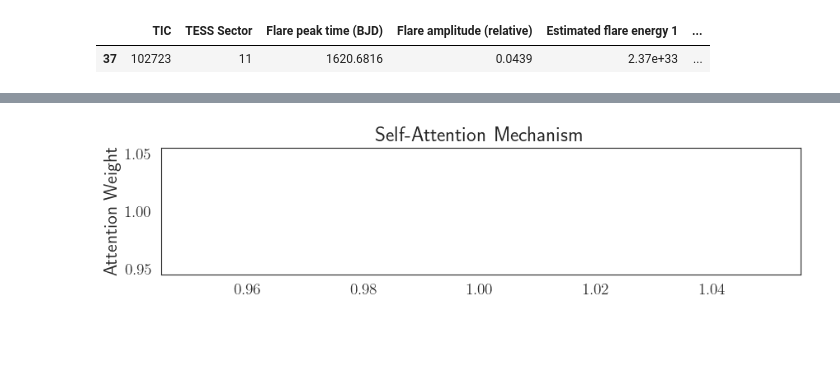
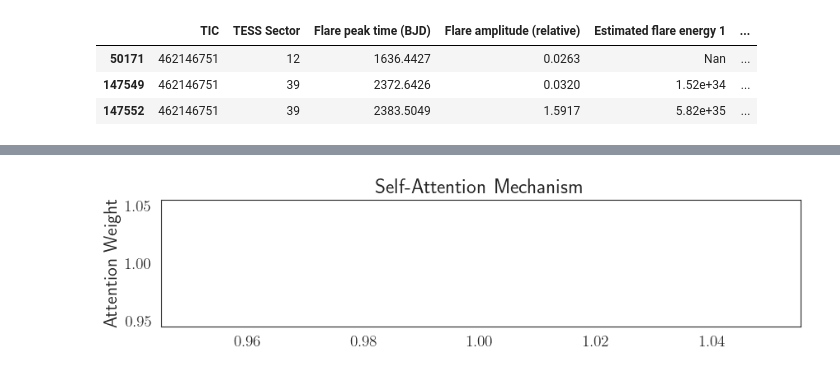
Before and after one commit to bellalongo/starlet, a Jupyter notebook: early_testing/thesis_plots.ipynb, the cells around one changed output, grey strips where cells are left out. Saved outputs shown, nothing was run; the diff lists cells and outputs as text; code cells hidden in the pictures; blank space fills up the shorter version.

```diff
--- a/early_testing/thesis_plots.ipynb
+++ b/early_testing/thesis_plots.ipynb
@@ -29,11 +29,13 @@ flare_df = df[df['Number of fitted flare profiles'] >= 2.0] # FLARES
 
 no_flare_df = df[df['Number of fitted flare profiles'] < 2.0] # NOT FLARES
 # %%
-curr_row = flare_df[flare_df['TIC'] == 102723]
+curr_row = flare_df[flare_df['TIC'] == 462146751]
 curr_row
 # %% [output]
 |  | TIC | TESS Sector | Flare peak time (BJD) | Flare amplitude (relative) | Estimated flare energy 1 | ... |
-| 37 | 102723 | 11 | 1620.6816 | 0.0439 | 2.37e+33 | ... |
+| 50171 | 462146751 | 12 | 1636.4427 | 0.0263 | Nan | ... |
+| 147549 | 462146751 | 39 | 2372.6426 | 0.0320 | 1.52e+34 | ... |
+| 147552 | 462146751 | 39 | 2383.5049 | 1.5917 | 5.82e+35 | ... |
 # %%
 window_size = 300
 
```
Also changed, not shown: parts of 24 cells of this notebook, 57 other files.
